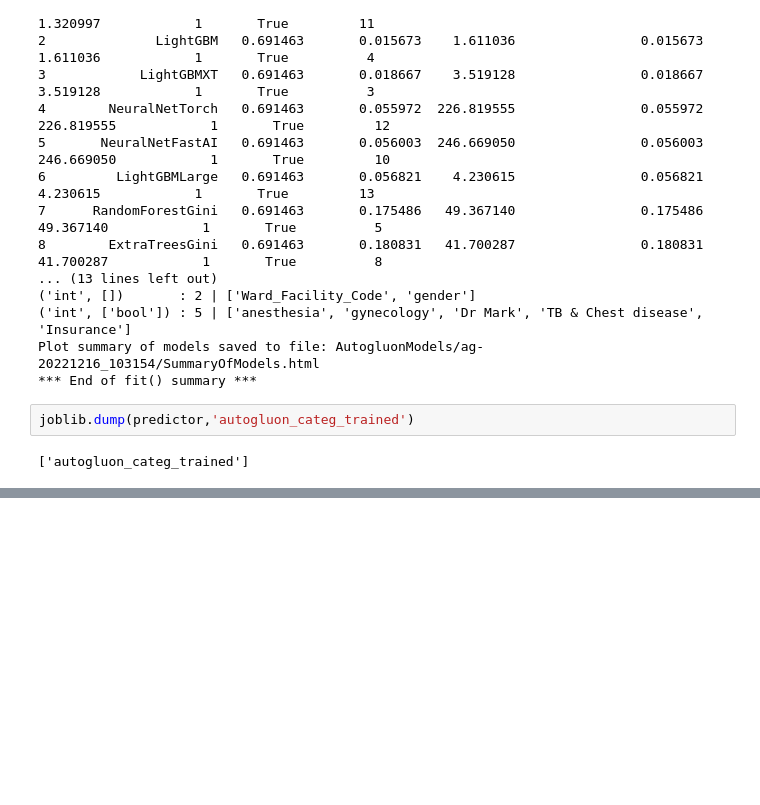
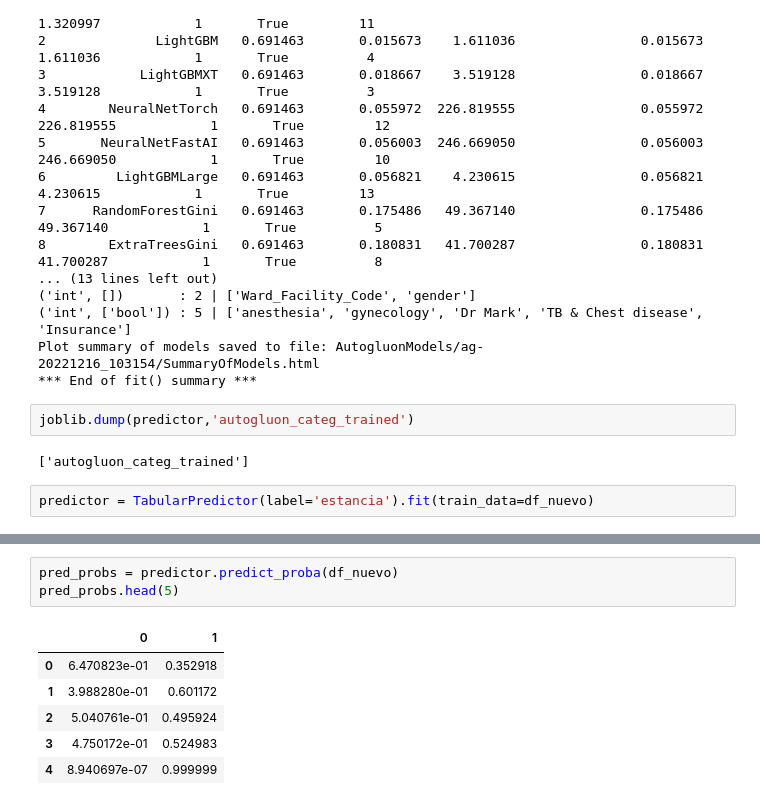
Before and after one commit to AlitFasce/Machine-Learning-Project-classification-methods, a Jupyter notebook: Autogluon/Autogluon_by_categories.ipynb, the cells around one changed output, grey strips where cells are left out. Cells and saved outputs as stored; diff of their text form; blank space fills up the shorter version.

```diff
--- a/Autogluon/Autogluon_by_categories.ipynb
+++ b/Autogluon/Autogluon_by_categories.ipynb
@@ -249,3 +249,5 @@ Plot summary of models saved to file: AutogluonModels/ag-20221216_103154/Summary
 joblib.dump(predictor,'autogluon_categ_trained')
 # %% [output]
 ['autogluon_categ_trained']
+# %%
+predictor = TabularPredictor(label='estancia').fit(train_data=df_nuevo)
@@ -251,0 +282,10 @@ joblib.dump(predictor,'autogluon_categ_trained')
+# %%
+pred_probs = predictor.predict_proba(df_nuevo)
+pred_probs.head(5)
+# %% [output]
+|  | 0 | 1 |
+| 0 | 6.470823e-01 | 0.352918 |
+| 1 | 3.988280e-01 | 0.601172 |
+| 2 | 5.040761e-01 | 0.495924 |
+| 3 | 4.750172e-01 | 0.524983 |
+| 4 | 8.940697e-07 | 0.999999 |
```
Also changed, not shown: parts of 3 cells of this notebook, 1 other file.
